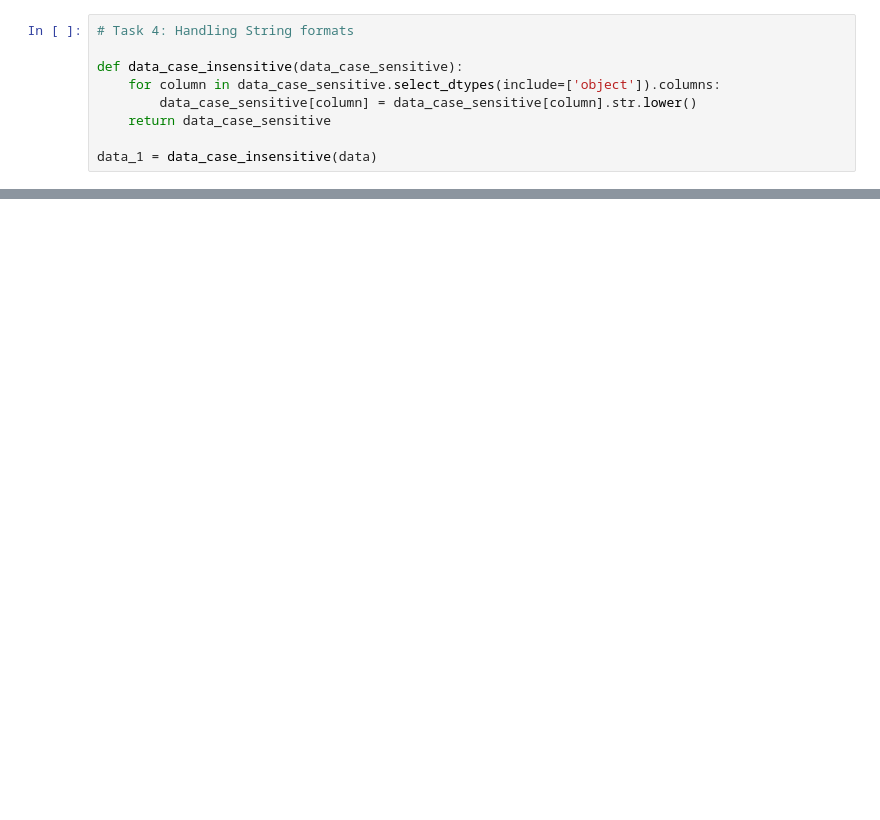
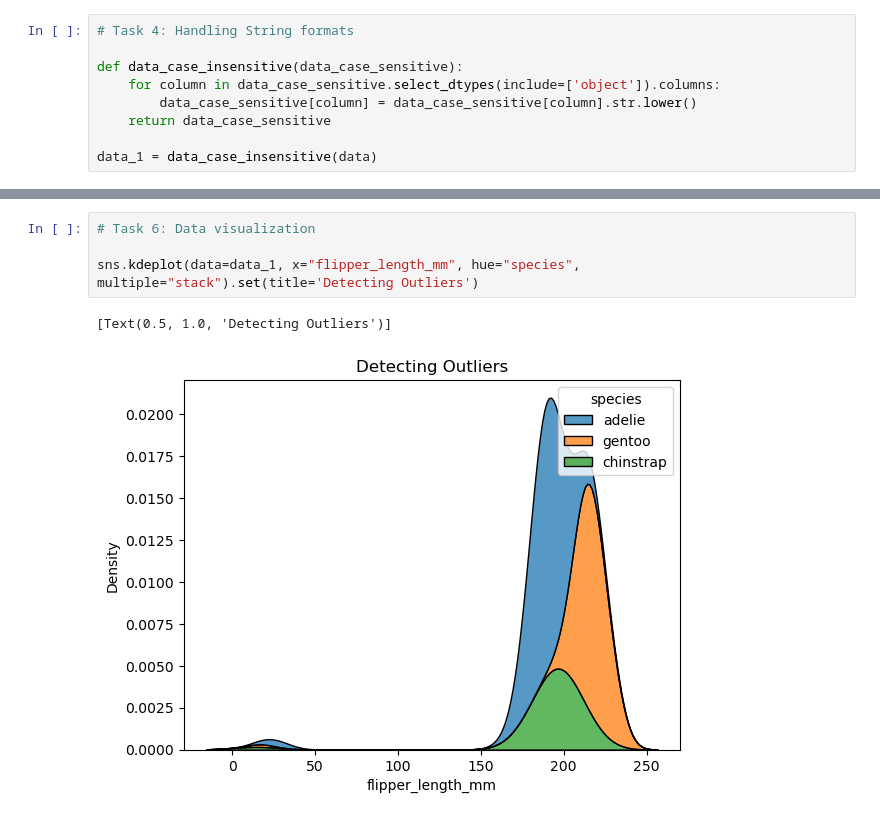
Before and after one commit to guthabharadwaj/CSE574D_ML_Assignment1_Fall2024, a Jupyter notebook: npulla2_bgutha_assignment1_part_1.ipynb, the cells around one changed output, grey strips where cells are left out. Cells and saved outputs as stored; diff of their text form; blank space fills up the shorter version.

```diff
--- a/npulla2_bgutha_assignment1_part_1.ipynb
+++ b/npulla2_bgutha_assignment1_part_1.ipynb
@@ -159,0 +171,7 @@ data_2
+# %%
+# Task 6: Data visualization
+
+sns.kdeplot(data=data_1, x="flipper_length_mm", hue="species", multiple="stack").set(title='Detecting Outliers')
+# %% [output]
+[Text(0.5, 1.0, 'Detecting Outliers')]
+[figure, added]
```
Also changed, not shown: parts of 15 cells of this notebook.
